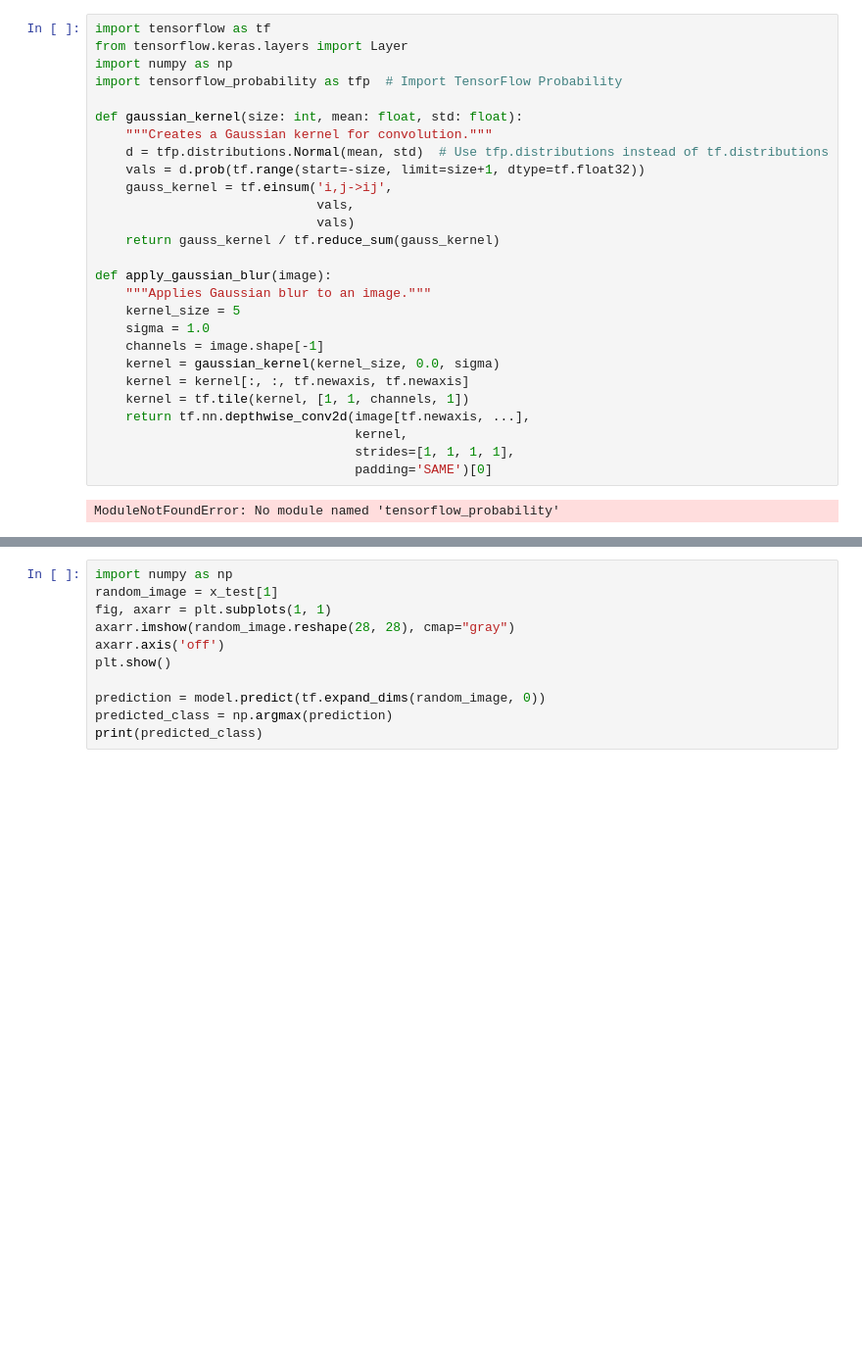
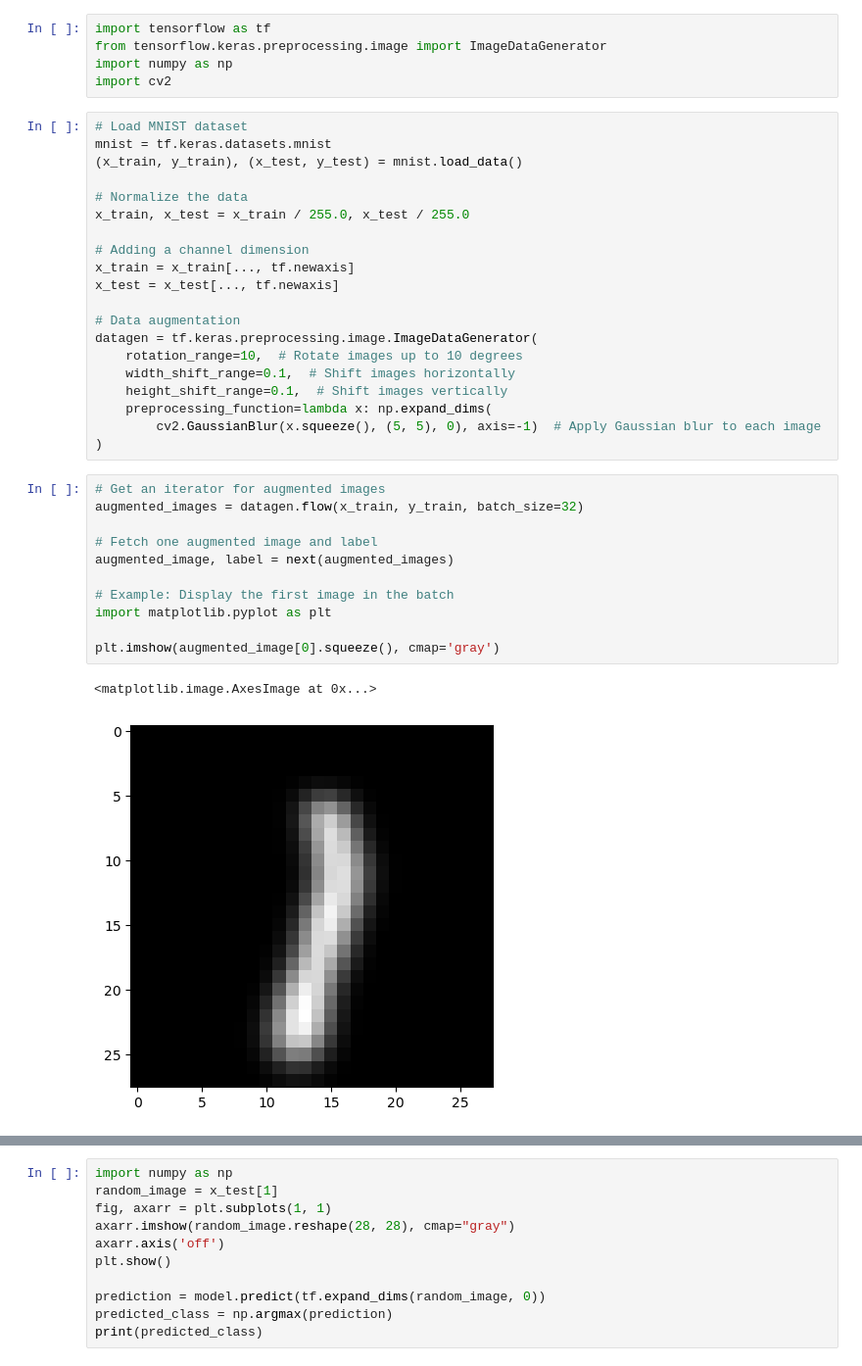
Before and after one commit to Master-Pr0grammer/Cognitive_Modeling, a Jupyter notebook: Final Project/model.ipynb, the cells around one changed output, grey strips where cells are left out. Shown at 98% size. Drawn from its saved outputs; the diff is of its cells as text; blank space fills up the shorter version.

Commit message:
model gaussian update

```diff
--- a/Final Project/model.ipynb
+++ b/Final Project/model.ipynb
@@ -1,30 +1,40 @@
-# %%
-import tensorflow as tf
-from tensorflow.keras.layers import Layer
-import numpy as np
-import tensorflow_probability as tfp  # Import TensorFlow Probability
-
-def gaussian_kernel(size: int, mean: float, std: float):
-    """Creates a Gaussian kernel for convolution."""
-    d = tfp.distributions.Normal(mean, std)  # Use tfp.distributions instead of tf.distributions
-    vals = d.prob(tf.range(start=-size, limit=size+1, dtype=tf.float32))
-    gauss_kernel = tf.einsum('i,j->ij',
-                             vals,
-                             vals)
-    return gauss_kernel / tf.reduce_sum(gauss_kernel)
-
-def apply_gaussian_blur(image):
-    """Applies Gaussian blur to an image."""
-    kernel_size = 5
-    sigma = 1.0
-    channels = image.shape[-1]
-    kernel = gaussian_kernel(kernel_size, 0.0, sigma)
-    kernel = kernel[:, :, tf.newaxis, tf.newaxis]
-    kernel = tf.tile(kernel, [1, 1, channels, 1])
-    return tf.nn.depthwise_conv2d(image[tf.newaxis, ...],
-                                  kernel,
-                                  strides=[1, 1, 1, 1],
-                                  padding='SAME')[0]
-# %% [output]
-ModuleNotFoundError: No module named 'tensorflow_probability'
+# %%
+import tensorflow as tf
+from tensorflow.keras.preprocessing.image import ImageDataGenerator
+import numpy as np
+import cv2
+# %%
+# Load MNIST dataset
+mnist = tf.keras.datasets.mnist
+(x_train, y_train), (x_test, y_test) = mnist.load_data()
+
+# Normalize the data
+x_train, x_test = x_train / 255.0, x_test / 255.0
+
+# Adding a channel dimension
+x_train = x_train[..., tf.newaxis]
+x_test = x_test[..., tf.newaxis]
+
+# Data augmentation
+datagen = tf.keras.preprocessing.image.ImageDataGenerator(
+    rotation_range=10,  # Rotate images up to 10 degrees
+    width_shift_range=0.1,  # Shift images horizontally
+    height_shift_range=0.1,  # Shift images vertically
+    preprocessing_function=lambda x: np.expand_dims(
+        cv2.GaussianBlur(x.squeeze(), (5, 5), 0), axis=-1)  # Apply Gaussian blur to each image
+)
+# %%
+# Get an iterator for augmented images
+augmented_images = datagen.flow(x_train, y_train, batch_size=32)
+
+# Fetch one augmented image and label
+augmented_image, label = next(augmented_images)
+
+# Example: Display the first image in the batch
+import matplotlib.pyplot as plt
+
+plt.imshow(augmented_image[0].squeeze(), cmap='gray')
+# %% [output]
+<matplotlib.image.AxesImage at 0x...>
+[figure, added]
 # %%
```
Also changed, not shown: parts of 2 cells of this notebook, 2 other files.
